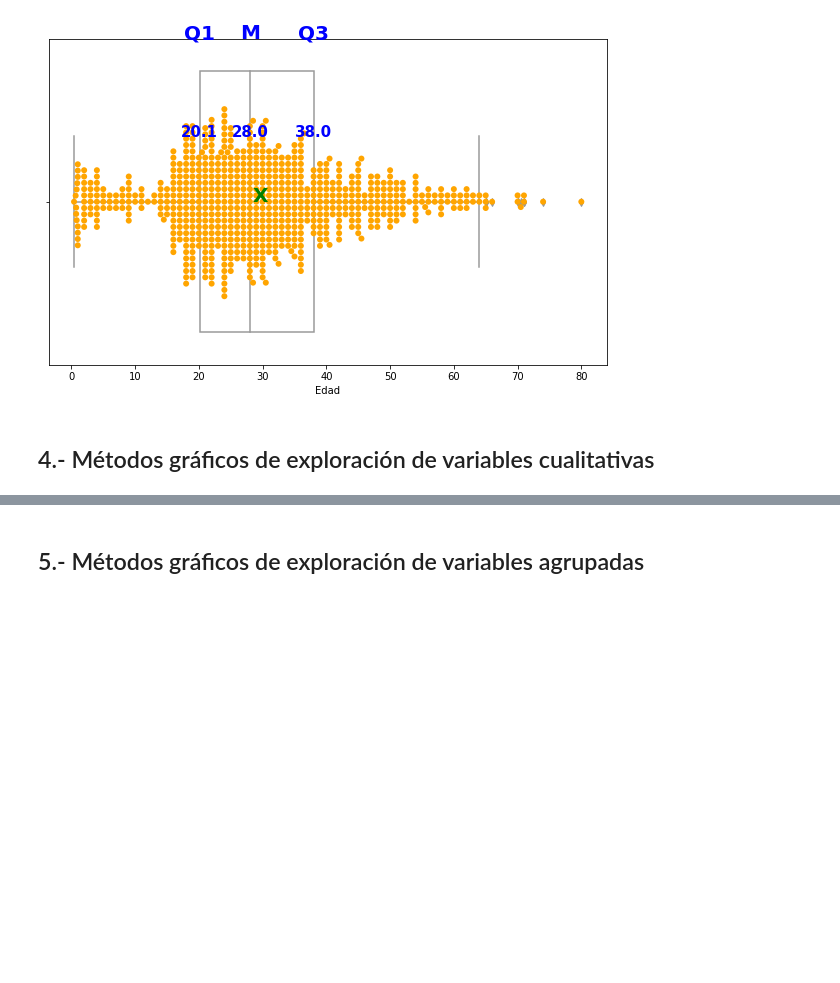
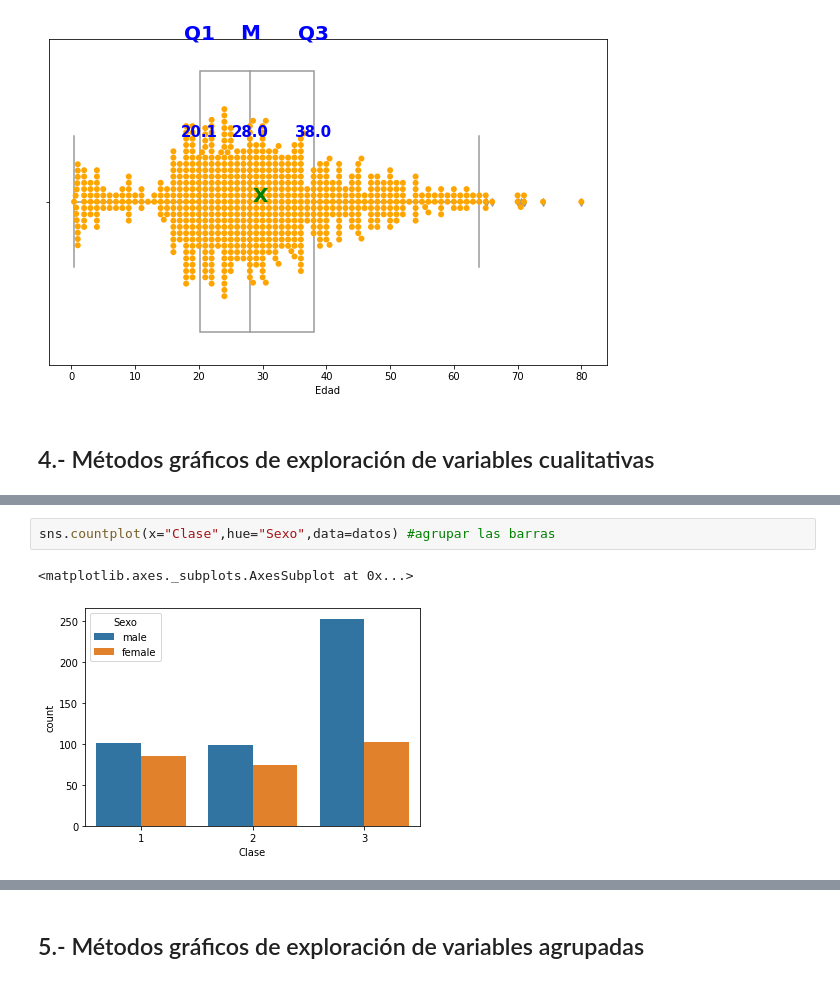
Before and after one commit to armandovl/funciones_descriptiva, a Jupyter notebook: Clase_Estadistica_Descriptiva.ipynb, the cells around one changed output, grey strips where cells are left out. Saved outputs shown, nothing was run; the diff lists cells and outputs as text; blank space fills up the shorter version.

```diff
--- a/Clase_Estadistica_Descriptiva.ipynb
+++ b/Clase_Estadistica_Descriptiva.ipynb
@@ -489,0 +509,5 @@ Por favor ver el capítulo de tablas de frecuencia
+# %%
+sns.countplot(x="Clase",hue="Sexo",data=datos) #agrupar las barras
+# %% [output]
+<matplotlib.axes._subplots.AxesSubplot at 0x...>
+[figure, added]
```
Also changed, not shown: parts of 74 cells of this notebook.
